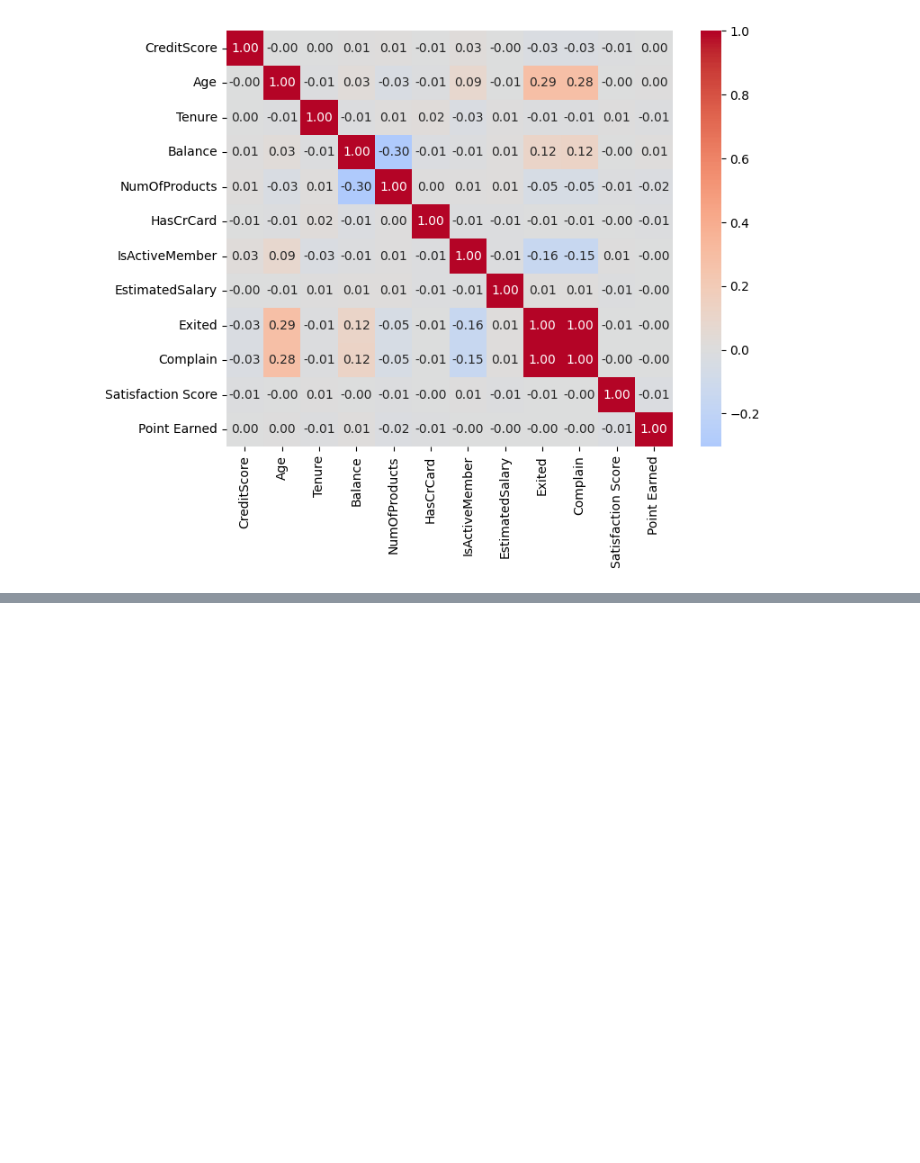
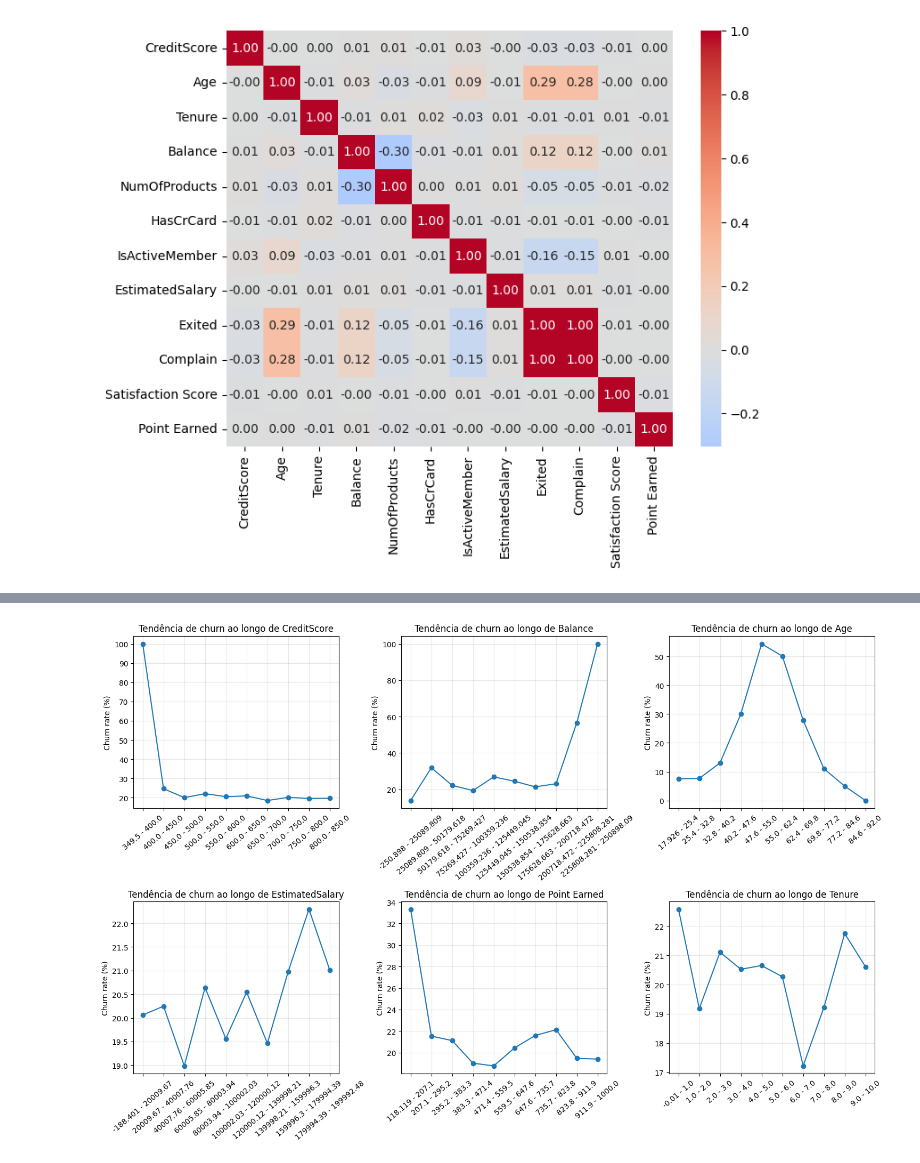
Before and after one commit to OsanaThiago/EDA-Churn-Predict, a Jupyter notebook: notebooks/eda.ipynb, the cells around one changed output, grey strips where cells are left out. Cells and saved outputs as stored; diff of their text form; code cells hidden in the pictures; blank space fills up the shorter version.

```diff
--- a/notebooks/eda.ipynb
+++ b/notebooks/eda.ipynb
@@ -179,0 +222,23 @@ plt.show()
+# %%
+fig, axes = plt.subplots(2, 3, figsize=(15, 10))
+axes = axes.flatten()
+
+for i, col in enumerate(varbox):
+    ax = axes[i]
+
+    df[f'{col}_bin'] = pd.cut(df[col], bins=10)
+
+    data_bin = df.groupby(f'{col}_bin', observed=True).agg(churn_rate=('Exited', 'mean'), volume=('Exited', 'count')).reset_index()
+    data_bin['churn_rate'] *=100
+    data_bin[f'{col}_bin'] = data_bin[f'{col}_bin'].apply(lambda x: f'{(x.left)} - {(x.right)}')
+
+    ax.plot(data_bin[f'{col}_bin'].astype(str), data_bin['churn_rate'], marker='o')
+    ax.set_title(f'Tendência de churn ao longo de {col}')
+    ax.set_ylabel('Churn rate (%)')
+    ax.tick_params(axis='x', rotation=40)
+    ax.grid(alpha=0.3)
+
+plt.tight_layout()
+plt.show()
+# %% [output]
+[figure, added]
```
Also changed, not shown: parts of 20 cells of this notebook, 6 other files.
